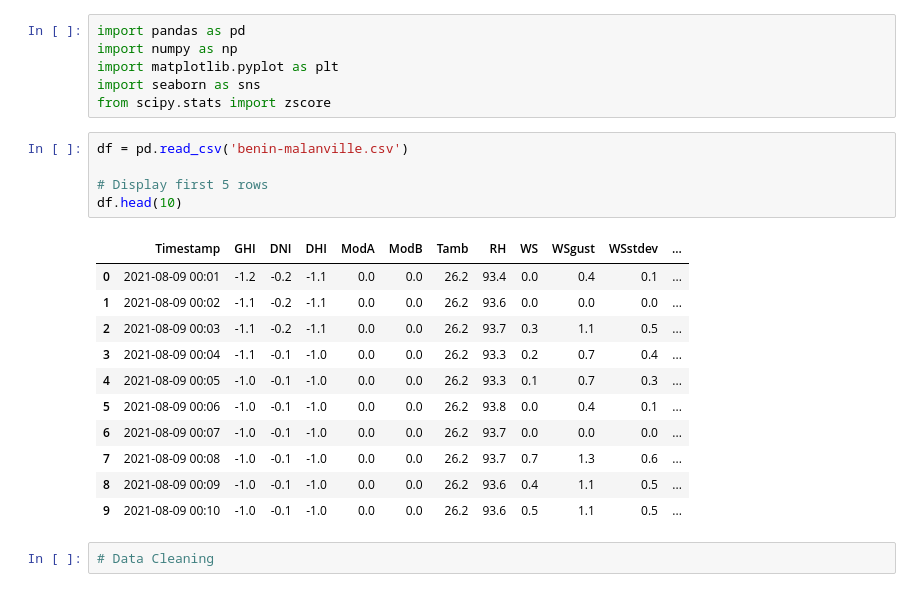
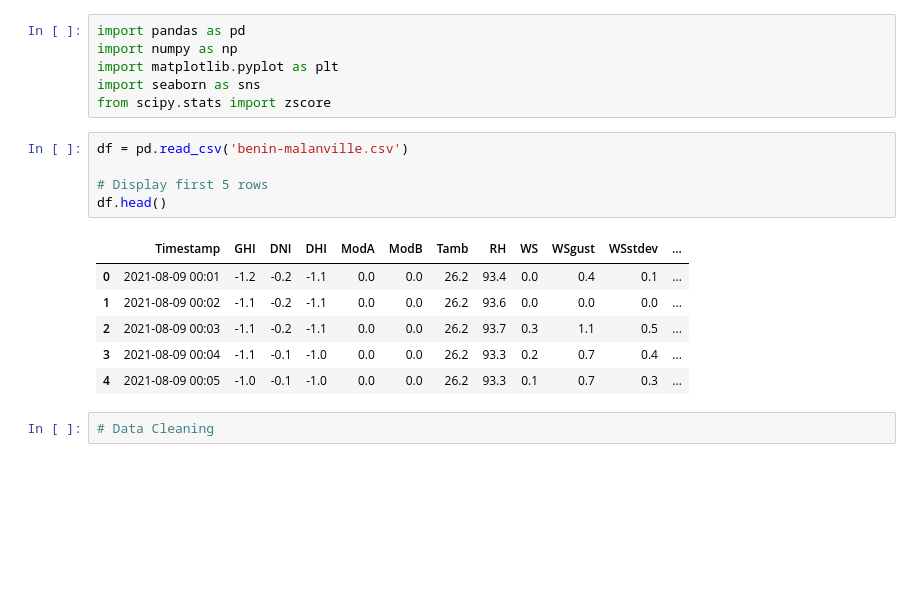
Before and after one commit to ERMIASWAKGARI/AI_Mastery_Week_0_Challenge, a Jupyter notebook: notebooks/EDA_benin-malanville.ipynb, the cells around one changed output. Drawn from its saved outputs; the diff is of its cells as text; blank space fills up the shorter version.

```diff
--- a/notebooks/EDA_benin-malanville.ipynb
+++ b/notebooks/EDA_benin-malanville.ipynb
@@ -7,20 +7,15 @@ from scipy.stats import zscore
 # %%
 df = pd.read_csv('benin-malanville.csv')
 
 # Display first 5 rows
-df.head(10)
+df.head()
 # %% [output]
 |  | Timestamp | GHI | DNI | DHI | ModA | ModB | Tamb | RH | WS | WSgust | WSstdev | ... |
 | 0 | 2021-08-09 00:01 | -1.2 | -0.2 | -1.1 | 0.0 | 0.0 | 26.2 | 93.4 | 0.0 | 0.4 | 0.1 | ... |
 | 1 | 2021-08-09 00:02 | -1.1 | -0.2 | -1.1 | 0.0 | 0.0 | 26.2 | 93.6 | 0.0 | 0.0 | 0.0 | ... |
 | 2 | 2021-08-09 00:03 | -1.1 | -0.2 | -1.1 | 0.0 | 0.0 | 26.2 | 93.7 | 0.3 | 1.1 | 0.5 | ... |
 | 3 | 2021-08-09 00:04 | -1.1 | -0.1 | -1.0 | 0.0 | 0.0 | 26.2 | 93.3 | 0.2 | 0.7 | 0.4 | ... |
 | 4 | 2021-08-09 00:05 | -1.0 | -0.1 | -1.0 | 0.0 | 0.0 | 26.2 | 93.3 | 0.1 | 0.7 | 0.3 | ... |
-| 5 | 2021-08-09 00:06 | -1.0 | -0.1 | -1.0 | 0.0 | 0.0 | 26.2 | 93.8 | 0.0 | 0.4 | 0.1 | ... |
-| 6 | 2021-08-09 00:07 | -1.0 | -0.1 | -1.0 | 0.0 | 0.0 | 26.2 | 93.7 | 0.0 | 0.0 | 0.0 | ... |
-| 7 | 2021-08-09 00:08 | -1.0 | -0.1 | -1.0 | 0.0 | 0.0 | 26.2 | 93.7 | 0.7 | 1.3 | 0.6 | ... |
-| 8 | 2021-08-09 00:09 | -1.0 | -0.1 | -1.0 | 0.0 | 0.0 | 26.2 | 93.6 | 0.4 | 1.1 | 0.5 | ... |
-| 9 | 2021-08-09 00:10 | -1.0 | -0.1 | -1.0 | 0.0 | 0.0 | 26.2 | 93.6 | 0.5 | 1.1 | 0.5 | ... |
 # %%
 # Data Cleaning
 # %%
```
Also changed, not shown: parts of 1 cell of this notebook, 6 other files.
